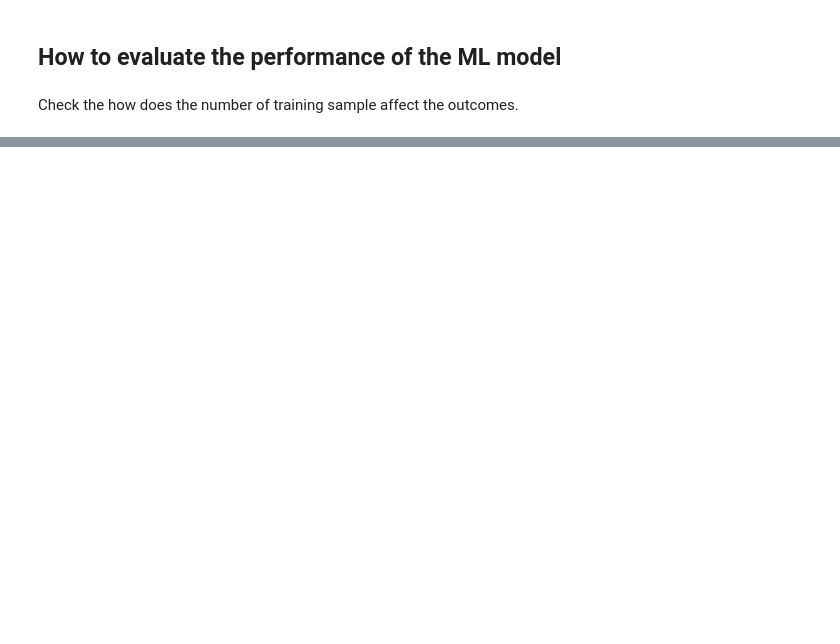
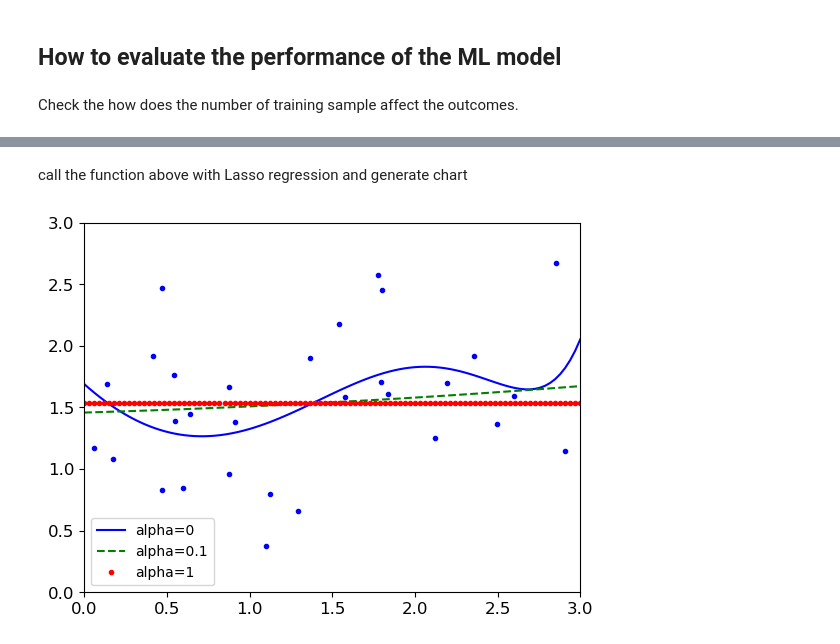
Before and after one commit to LeevesC/LearningML, a Jupyter notebook: sklearn/linear-regression.ipynb, the cells around one changed output, grey strips where cells are left out. Saved outputs shown, nothing was run; the diff lists cells and outputs as text; code cells hidden in the pictures; blank space fills up the shorter version.

```diff
--- a/sklearn/linear-regression.ipynb
+++ b/sklearn/linear-regression.ipynb
@@ -144,0 +210,10 @@ def plot_learning_curves(model, X, y):
+# %% [markdown]
+call the function above with Lasso regression and generate chart
+# %%
+from sklearn.linear_model import Lasso
+
+plot_model(Lasso, polynomial=True, alphas=(0, 10**-1, 1))
+plt.axis([0,3,0,3])
+plt.show()
+# %% [output]
+[figure, added]
```
Also changed, not shown: parts of 20 cells of this notebook.
